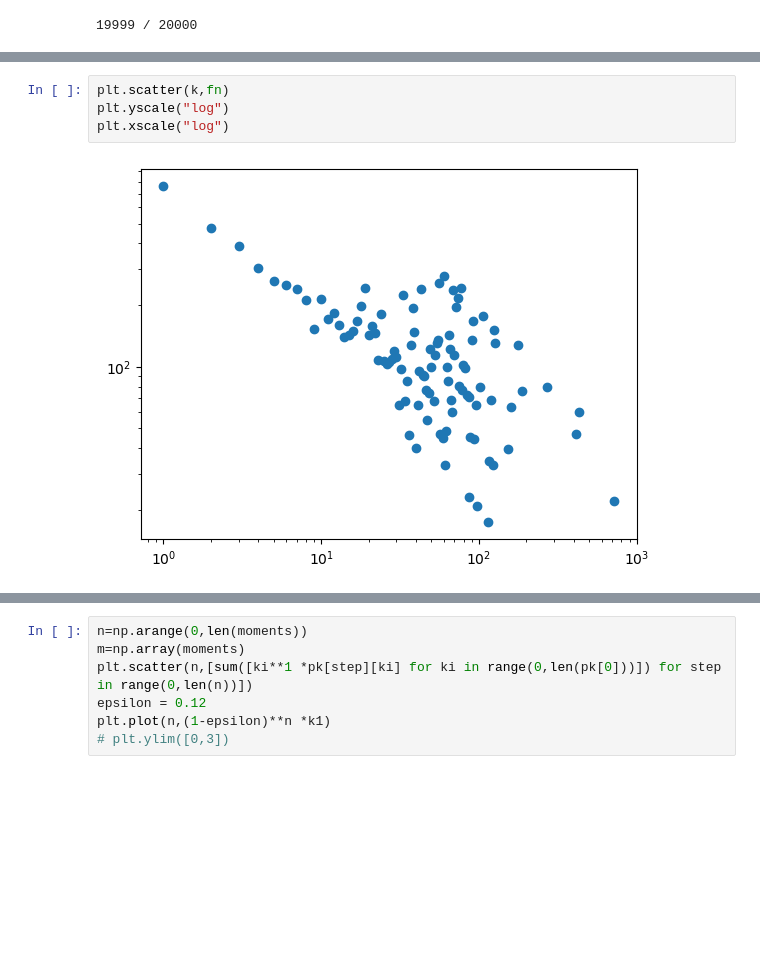
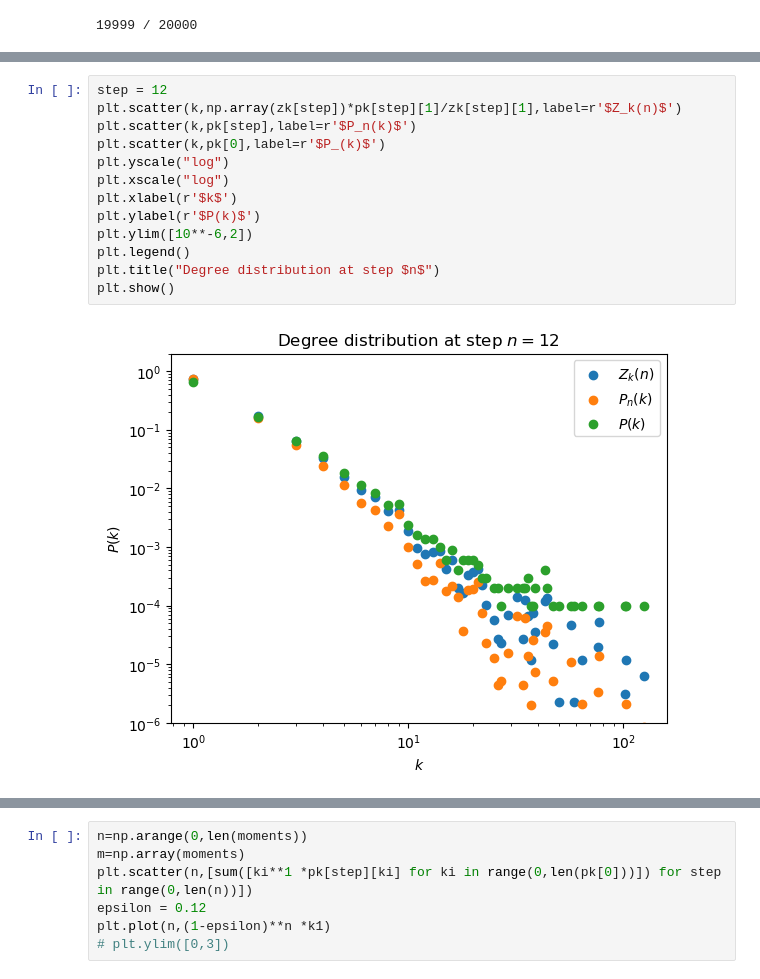
Before and after one commit to oist/NEXTNetPy, a Jupyter notebook: Untitled.ipynb, the cells around one changed output, grey strips where cells are left out. Drawn from its saved outputs; the diff is of its cells as text; blank space fills up the shorter version.

```diff
--- a/Untitled.ipynb
+++ b/Untitled.ipynb
@@ -51,6 +34,15 @@ plt.yl
-# %%
-plt.scatter(k,fn)
-plt.yscale("log")
-plt.xscale("log")
-# %% [output]
-[figure, removed]
+# %%
+step = 12
+plt.scatter(k,np.array(zk[step])*pk[step][1]/zk[step][1],label=r'$Z_k(n)$')
+plt.scatter(k,pk[step],label=r'$P_n(k)$')
+plt.scatter(k,pk[0],label=r'$P_(k)$')
+plt.yscale("log")
+plt.xscale("log")
+plt.xlabel(r'$k$')
+plt.ylabel(r'$P(k)$')
+plt.ylim([10**-6,2])
+plt.legend()
+plt.title("Degree distribution at step $n$")
+plt.show()
+# %% [output]
+[figure, added]
```
Also changed, not shown: parts of 10 cells of this notebook, 6 other files.
